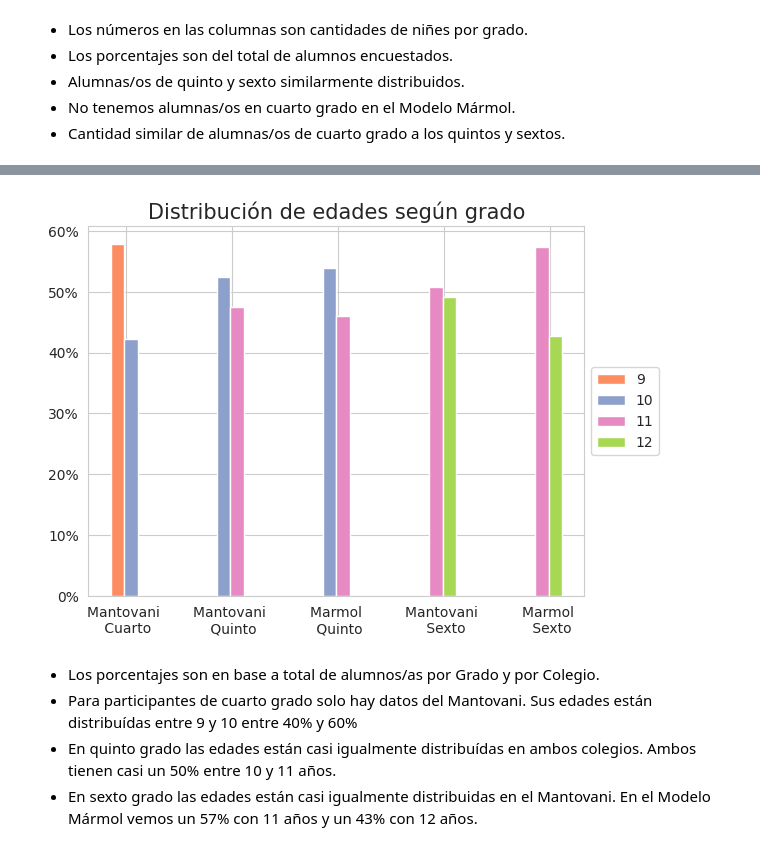
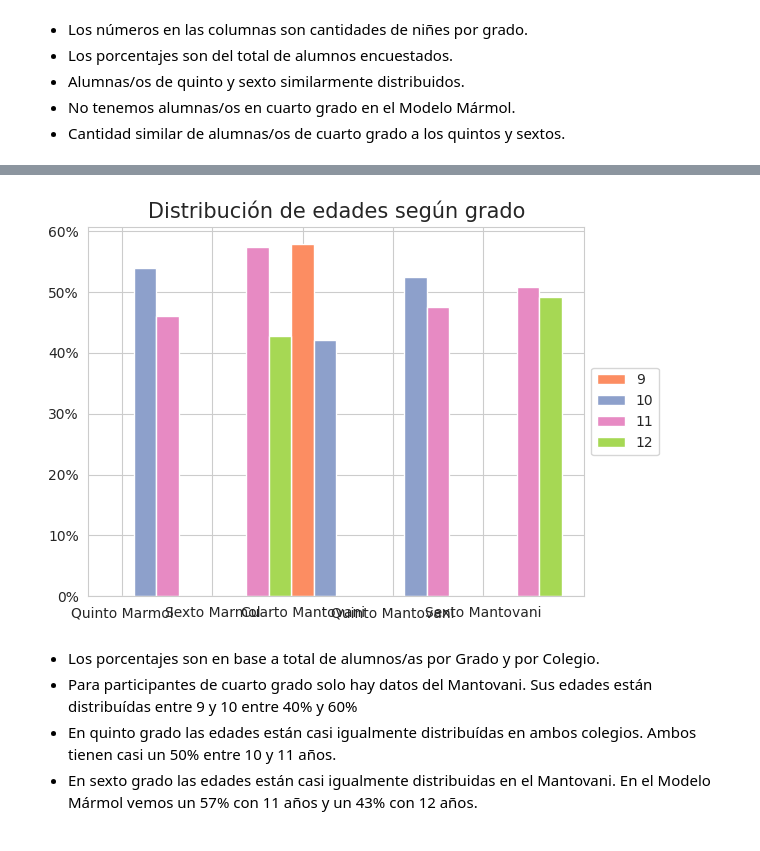
Before and after one commit to fedesassone/tesis, a Jupyter notebook: notebooks/poblacional/Poblacional.ipynb, the cells around one changed output, grey strips where cells are left out. Drawn from its saved outputs; the diff is of its cells as text; code cells hidden in the pictures.

```diff
--- a/notebooks/poblacional/Poblacional.ipynb
+++ b/notebooks/poblacional/Poblacional.ipynb
@@ -142,32 +145,70 @@ plt.savefig('grado.png')
 * No tenemos alumnas/os en cuarto grado en el Modelo Mármol.
 * Cantidad similar de alumnas/os de cuarto grado a los quintos y sextos.
 # %%
+
+
+# # Distribución de edades según grado
+
+# data_marmol_quinto = marmol[marmol['grado']=="Quinto"]["edad"].value_counts(normalize=True)
+# data_marmol_sexto = marmol[marmol['grado']=="Sexto"]["edad"].value_counts(normalize=True)
+# data_mantovani_cuarto = mantovani[mantovani['grado']=="Cuarto"]["edad"].value_counts(normalize=True)
+# data_mantovani_quinto = mantovani[mantovani['grado']=="Quinto"]["edad"].value_counts(normalize=True)
+# data_mantovani_sexto = mantovani[mantovani['grado']=="Sexto"]["edad"].value_counts(normalize=True)
+
+# ticks = [1, 3, 5, 7, 9]
+# labels = ['Mantovani \n Cuarto', 'Mantovani \n Quinto', 'Marmol \n Quinto', 'Mantovani \n Sexto'
+#     , 'Marmol \n Sexto']
+# bar_width = 0.25
+
+# nueve = [data_mantovani_cuarto[9]]
+# diez  = [data_mantovani_cuarto[10], data_mantovani_quinto[10], data_marmol_quinto[10]]
+# once  = [data_mantovani_quinto[11], data_mantovani_sexto[11], data_marmol_quinto[11], data_marmol_sexto[11]]
+# doce  = [data_mantovani_sexto[12], data_marmol_sexto[12]]
+
+# plt.bar([1], nueve, width=bar_width, label = '9', color='C1')
+# plt.bar([1.25, 3, 5], diez, width=bar_width, label = '10', color='C2')
+# plt.bar([3.25, 7, 5.25, 9], once,  width=bar_width, label = '11', color='C3')
+# plt.bar([7.25, 9.25], doce,  width=bar_width, label = '12', color='C4')
+
+# plt.gca().yaxis.set_major_formatter(PercentFormatter(1))
+# plt.title("Distribución de edades según grado", fontsize=15)
+# plt.xticks([x + 0.15 for x in ticks], labels)
+# plt.legend(loc='center left', bbox_to_anchor=(1, 0.5))
+# plt.savefig('edades_segun_grado.png')
+
+
+# WIP # WIP # WIP # WIP # WIP # WIP # WIP # WIP # WIP # WIP # WIP # WIP # WIP # WIP # WIP # WIP
+# WIP # WIP # WIP # WIP # WIP # WIP # WIP # WIP # WIP # WIP # WIP # WIP # WIP # WIP # WIP # WIP
+
 # Distribución de edades según grado
 
-data_marmol_quinto = marmol[marmol['grado']=="Quinto"]["edad"].value_counts(normalize=True)
-data_marmol_sexto = marmol[marmol['grado']=="Sexto"]["edad"].value_counts(normalize=True)
-data_mantovani_cuarto = mantovani[mantovani['grado']=="Cuarto"]["edad"].value_counts(normalize=True)
-data_mantovani_quinto = mantovani[mantovani['grado']=="Quinto"]["edad"].value_counts(normalize=True)
-data_mantovani_sexto = mantovani[mantovani['grado']=="Sexto"]["edad"].value_counts(normalize=True)
+dfs_marmol    = [marmol   [marmol   ['grado']==grado]["edad"].value_counts(normalize=True) for grado in [          "Quinto", "Sexto"]]
+dfs_mantovani = [mantovani[mantovani['grado']==grado]["edad"].value_counts(normalize=True) for grado in ["Cuarto", "Quinto", "Sexto"]]
 
-ticks = [1, 3, 5, 7, 9]
-labels = ['Mantovani \n Cuarto', 'Mantovani \n Quinto', 'Marmol \n Quinto', 'Mantovani \n Sexto'
-    , 'Marmol \n Sexto']
+result = pd.concat(dfs_marmol + dfs_mantovani, axis=1, ignore_index=True)
+result = result.rename(columns={0:'Quinto Marmol',
+                                1:'Sexto Marmol',
+                                2:'Cuarto Mantovani',
+                                3:'Quinto Mantovani',
+                                4:'Sexto Mantovani'}).fillna(0)
 bar_width = 0.25
+result = result.transpose()
+print(result)
 
-nueve = [data_mantovani_cuarto[9]]
-diez  = [data_mantovani_cuarto[10], data_mantovani_quinto[10], data_marmol_quinto[10]]
-once  = [data_mantovani_quinto[11], data_mantovani_sexto[11], data_marmol_quinto[11], data_marmol_sexto[11]]
-doce  = [data_mantovani_sexto[12], data_marmol_sexto[12]]
+br1 = np.arange(len(result[9]))
+br2 = [x + bar_width for x in br1]
+br3 = [x + bar_width for x in br2]
+br4 = [x + bar_width for x in br3]
 
-plt.bar([1], nueve, width=bar_width, label = '9', color='C1')
-plt.bar([1.25, 3, 5], diez, width=bar_width, label = '10', color='C2')
-plt.bar([3.25, 7, 5.25, 9], once,  width=bar_width, label = '11', color='C3')
-plt.bar([7.25, 9.25], doce,  width=bar_width, label = '12', color='C4')
+
+plt.bar(br1, result[9] ,  width=bar_width, label = '9', color='C1')
+plt.bar(br2, result[10],  width=bar_width, label = '10', color='C2')
+plt.bar(br3, result[11],  width=bar_width, label = '11', color='C3')
+plt.bar(br4, result[12],  width=bar_width, label = '12', color='C4')
 
 plt.gca().yaxis.set_major_formatter(PercentFormatter(1))
 plt.title("Distribución de edades según grado", fontsize=15)
-plt.xticks([x + 0.15 for x in ticks], labels)
+plt.xticks(br1, result.index)
 plt.legend(loc='center left', bbox_to_anchor=(1, 0.5))
-plt.savefig('edades_segun_grado.png')
+plt.savefig('edades_segun_grado2.png')
 # %% [output]
@@ -174,4 +221,4 @@ plt.savefig('edades_segun_grado.png')
-[figure, old version]
+[figure, new version]
 # %% [markdown]
 * Los porcentajes son en base a total de alumnos/as por Grado y por Colegio.
 * Para participantes de cuarto grado solo hay datos del Mantovani. Sus edades están distribuídas entre 9 y 10 entre 40% y 60%
```
Also changed, not shown: parts of 4 cells of this notebook, 4 other files.
